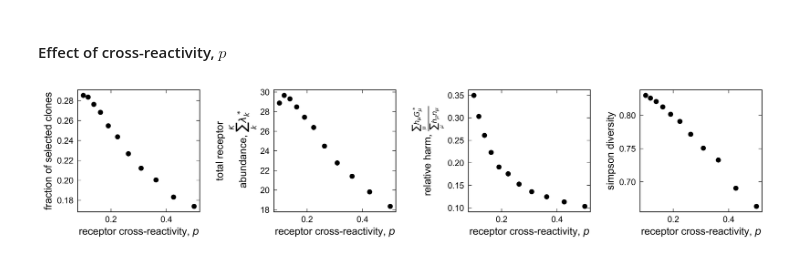
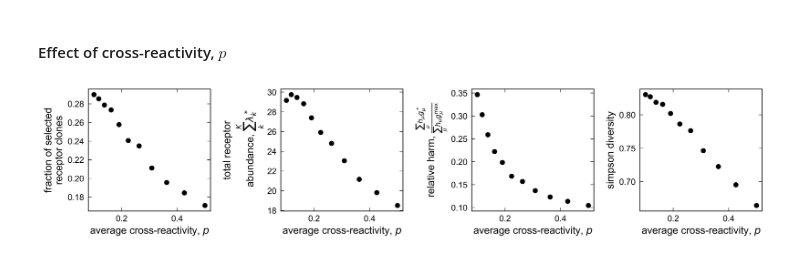
Before and after one commit to obinna-ukogu/gutimmune, a Jupyter notebook: explore-microbiome-genetic-structure.ipynb, the cells around one changed output. Cells and saved outputs as stored; diff of their text form; code cells hidden in the pictures.

```diff
--- a/explore-microbiome-genetic-structure.ipynb
+++ b/explore-microbiome-genetic-structure.ipynb
@@ -227,4 +219,0 @@ fig.savefig('_figs/fig3_conserved-receptor-2d'+'.pdf', dpi=300, bbox_inches='tig
-# %%
-Sigma = np.ones((2,3))
-Sigma[1,0],Sigma[0,1] = 0.0, 0.0
-Sigma
@@ -470,27 +224,0 @@ fig.savefig('_figs/fig6_coverage_structured_receptor_binding'+'.png', dpi=300, b
-# %%
-# Plot numerical values and analytic values verus beta
-fig, axs = plt.subplots(1, 4, dpi = 300, figsize=(12, 3), layout='constrained')
-
-axs[0].scatter(hs, rec_num_opts, color = [cmap(i) for i, c in enumerate(hs)])
-# axs[0].plot([1.0,m], [1.0,m], 'k--')
-axs[0].set(ylabel=r'num. receptor clones',xlabel=r'max harm rel. to cost, $\frac{1}{\beta}\sum_\mu h_\mu n_\mu$')
-
-axs[1].scatter(hs, lam_opts, color = [cmap(i) for i, c in enumerate(hs)])
-axs[1].set(ylabel='total receptor\n abundance, '+r'$\sum_k^K \lambda_k^*$', xlabel=r'max harm rel. to cost, $\frac{1}{\beta}\sum_\mu h_\mu n_\mu$')
-axs[1].semilogy()
-
-axs[2].scatter(hs, (np.array(obj_opts) - 1/k*np.array(lam_opts))/np.array(hs*np.sum(hCom1)), color = [cmap(i) for i, c in enumerate(hs)])
-axs[2].set(ylabel=r'relative harm, $\frac{\sum_\mu h_\mu G_\mu^*}{\sum_\mu h_\mu n_\mu}$', xlabel=r'max harm rel. to cost, $\frac{1}{\beta}\sum_\mu h_\mu n_\mu$')
-
-axs[3].scatter(hs, [np.sum(u/(lam_opts[i] if lam_opts[i] > tol else 0))/m for i,u in enumerate(X_opts)], color = [cmap(i) for i, c in enumerate(hs)])
-axs[3].set(ylabel=r'mean coverage, $\langle \frac{\sum_k\sigma_{\mu,k}\lambda_k^*}{\sum_k\lambda_k^*}\rangle_\mu$', xlabel=r'max harm rel. to cost, $\frac{1}{\beta}\sum_\mu h_\mu n_\mu$')
-axs[3].axhline(y = pcr)
-
-for j, ax in enumerate(axs.flat):
-    ax.semilogx()
-    ax.xaxis.set_tick_params(labelbottom=True)
-    ax.yaxis.set_tick_params(labelleft=True)
-    ax.minorticks_off()
-    ax.set_box_aspect(1)
-
-fig.savefig('_figs/fig7_many_receptors_binding_prob'+'.png', dpi=300, bbox_inches='tight')
@@ -526,7 +252,7 @@ for i, p in enumerate(ps):
         obj_minimizer += (res_harm.x).tolist()
         obj_X_ratio += (Sigma.dot(np.maximum(res_harm.x,0))/np.sum(np.maximum(res_harm.x,0))).tolist()
         rec_cov += np.sum(np.diag(np.ones(m)).dot(Sigma), axis = 0).tolist()
-        obj_rec_num += np.sum(res_harm.x > 1.0)
+        obj_rec_num += np.sum(res_harm.x > tol)
         X += Sigma.dot(np.maximum(res_harm.x,0))
         simpson_index += 1 - np.sum(np.maximum(res_harm.x, 0)*(np.maximum(res_harm.x, 0) -1))/(np.sum(np.maximum(res_harm.x, 0))*(np.sum(np.maximum(res_harm.x, 0)) -1))
 
@@ -541,28 +267,28 @@ for i, p in enumerate(ps):
 # %%
 # Plot numerical values and analytic values verus beta
 fig, axs = plt.subplots(1, 4, dpi = 300, figsize=(12, 2.5), layout='constrained')
 
 axs[0].scatter(ps, np.array(rec_num_opts)/k, color = 'k')
 # axs[0].plot([1.0,m], [1.0,m], 'k--')
-axs[0].set(ylabel=r'fraction of selected clones',xlabel=r'receptor cross-reactivity, $p$')
+axs[0].set(ylabel='fraction of selected\nreceptor clones',xlabel=r'average cross-reactivity, $p$')
 
 axs[1].scatter(ps, lam_opts, color = 'k')
-axs[1].set(ylabel='total receptor\n abundance, '+r'$\sum_k^K \lambda_k^*$', xlabel=r'receptor cross-reactivity, $p$')
+axs[1].set(ylabel='total receptor\n abundance, '+r'$\sum_k^K \lambda_k^*$', xlabel=r'average cross-reactivity, $p$')
 # axs[1].semilogy()
 
 axs[2].scatter(ps, (np.array(obj_opts) - 1/k*np.array(lam_opts))/m, color = 'k')
-axs[2].set(ylabel=r'relative harm, $\frac{\sum_\mu h_\mu G_\mu^*}{\sum_\mu h_\mu n_\mu}$', xlabel=r'receptor cross-reactivity, $p$')
+axs[2].set(ylabel=r'relative harm, $\frac{\sum_\mu h_\mu g_\mu^*}{\sum_\mu h_\mu g_\mu^\text{max}}$', xlabel=r'average cross-reactivity, $p$')
 
 axs[3].scatter(ps, simpson_index_list, color = 'k')
-axs[3].set(ylabel=r'simpson diversity', xlabel=r'receptor cross-reactivity, $p$')
+axs[3].set(ylabel=r'simpson diversity', xlabel=r'average cross-reactivity, $p$')
 
 for j, ax in enumerate(axs.flat):
     # ax.semilogx()
     ax.xaxis.set_tick_params(labelbottom=True)
     ax.yaxis.set_tick_params(labelleft=True)
     ax.minorticks_off()
     ax.set_box_aspect(1)
 
 fig.savefig('_figs/fig8_many_receptors_cross_reactivity'+'.png', dpi=300, bbox_inches='tight')
 # %% [output]
-[figure, old version]
+[figure, new version]
```
Also changed, not shown: parts of 25 cells of this notebook, 4 other files.
